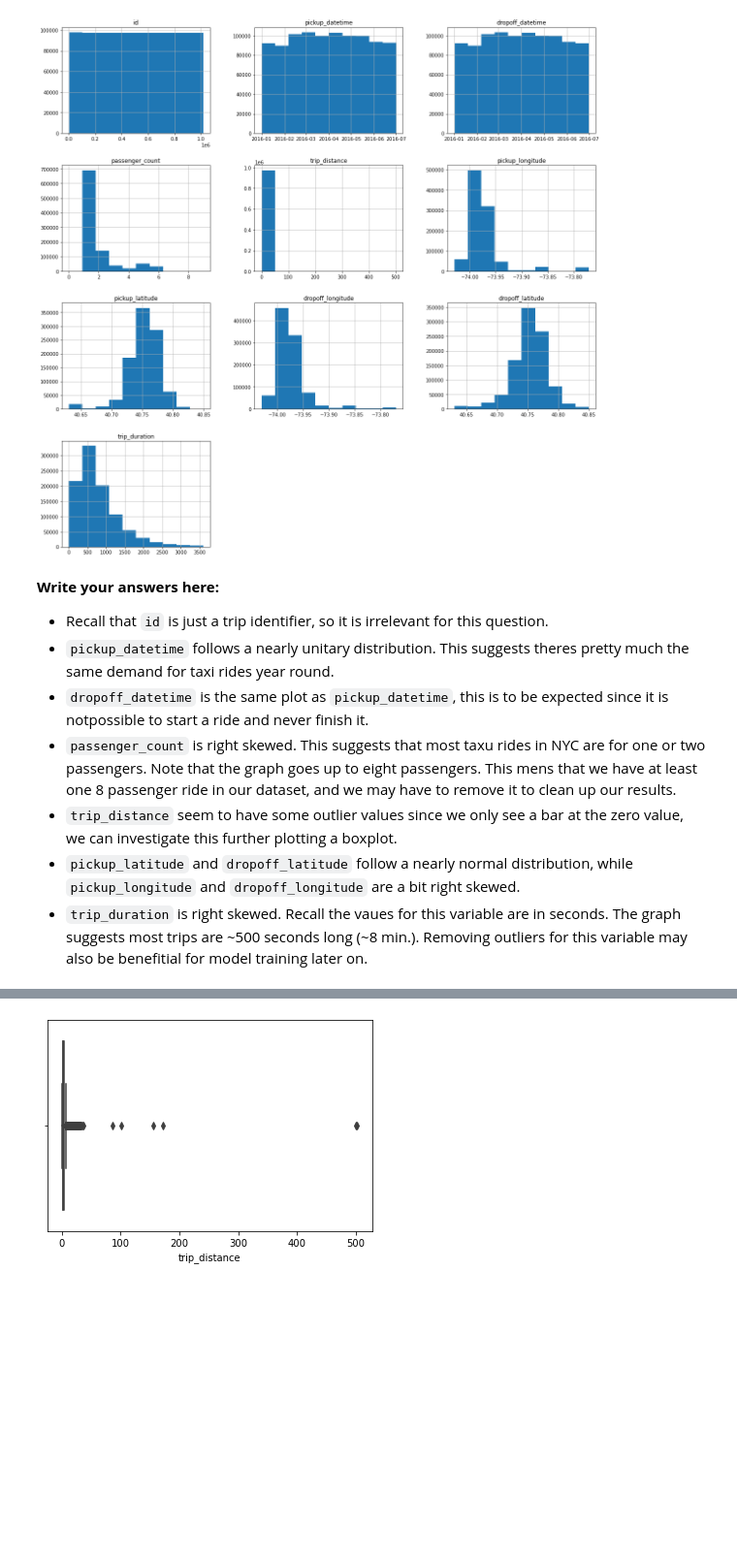
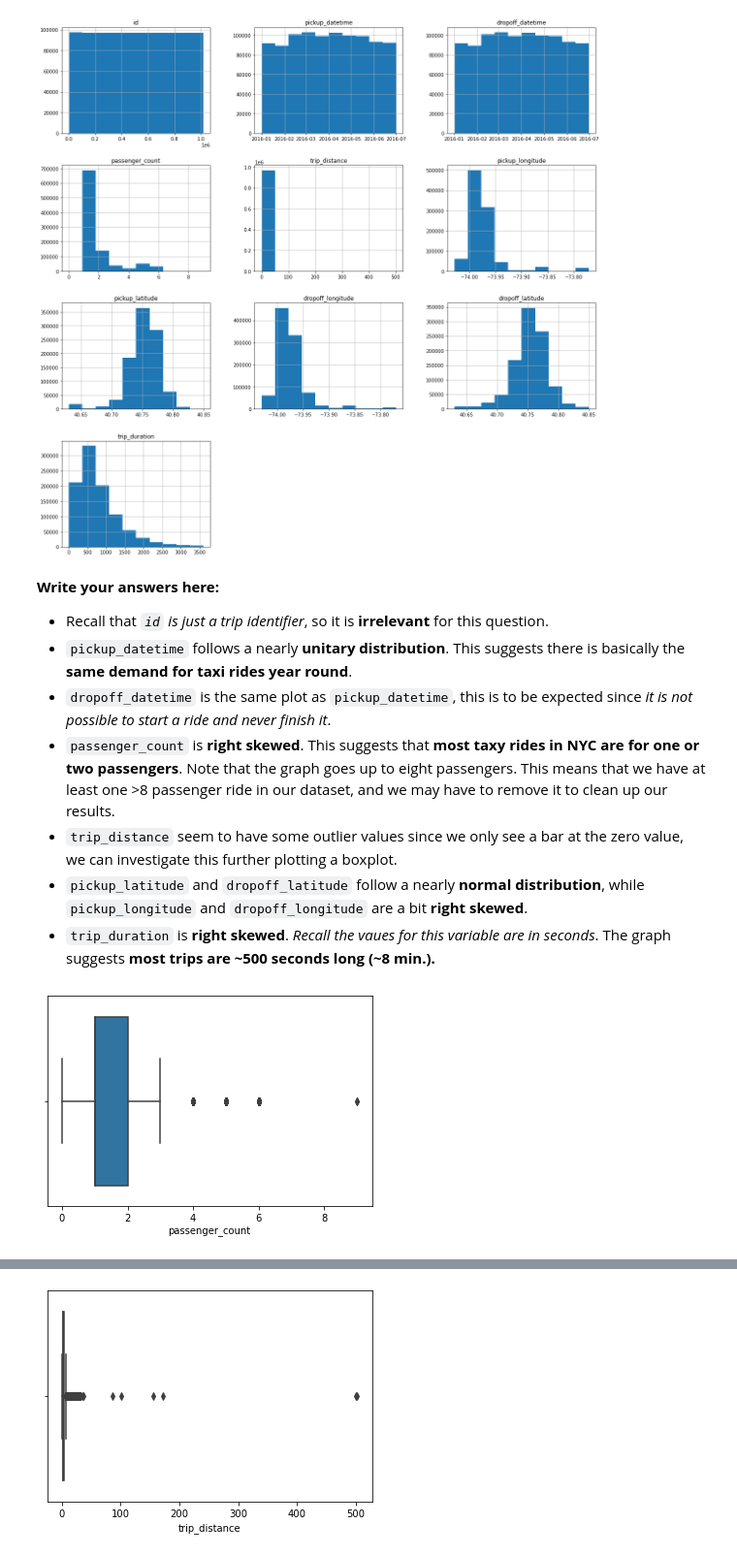
Before and after one commit to AlexHamn/NYC_taxi_ride_duration_prediction, a Jupyter notebook: NYC_Taxi_trip_duration.ipynb, the cells around one changed output, grey strips where cells are left out. Shown: that part at 97% size. Saved outputs shown, nothing was run; the diff lists cells and outputs as text; code cells hidden in the pictures; blank space fills up the shorter version.

```diff
--- a/NYC_Taxi_trip_duration.ipynb
+++ b/NYC_Taxi_trip_duration.ipynb
@@ -288,2 +312,0 @@ trips[trips['trip_distance']==0]
-# %%
-trips['trip_distance']=trips['trip_distance'].replace(0,trips['trip_distance'].median())
@@ -350,10 +385,15 @@ plt.show()
 [figure]
 # %% [markdown]
 **Write your answers here:**
-- Recall that ``id`` is just a trip identifier, so it is irrelevant for this question.
-- ``pickup_datetime`` follows a nearly unitary distribution. This suggests theres pretty much the same demand for taxi rides year round.
-- `dropoff_datetime` is the same plot as `pickup_datetime`, this is to be expected since it is notpossible to start a ride and never finish it.
-- `passenger_count` is right skewed. This suggests that most taxu rides in NYC are for one or two passengers. Note that the graph goes up to eight passengers. This mens that we have at least one 8 passenger ride in our dataset, and we may have to remove it to clean up our results.
+- Recall that *``id`` is just a trip identifier*, so it is **irrelevant** for this question.
+- ``pickup_datetime`` follows a nearly **unitary distribution**. This suggests there is basically the **same demand for taxi rides year round**.
+- `dropoff_datetime` is the same plot as `pickup_datetime`, this is to be expected since *it is not possible to start a ride and never finish it*.
+- `passenger_count` is **right skewed**. This suggests that **most taxy rides in NYC are for one or two passengers**. Note that the graph goes up to eight passengers. This means that we have at least one >8 passenger ride in our dataset, and we may have to remove it to clean up our results.
 - ``trip_distance`` seem to have some outlier values since we only see a bar at the zero value, we can investigate this further plotting a boxplot.
-- ``pickup_latitude`` and  ``dropoff_latitude`` follow a nearly normal distribution, while  ``pickup_longitude`` and ``dropoff_longitude``  are a bit right skewed.
-- ``trip_duration`` is right skewed. Recall the vaues for this variable are in seconds. The graph suggests most trips are ~500 seconds long (~8 min.). Removing outliers for this variable may also be benefitial for model training later on.
+- ``pickup_latitude`` and  ``dropoff_latitude`` follow a nearly **normal distribution**, while  ``pickup_longitude`` and ``dropoff_longitude``  are a bit **right skewed**.
+- ``trip_duration`` is **right skewed**. *Recall the vaues for this variable are in seconds*. The graph suggests **most trips are ~500 seconds long (~8 min.).**
+# %%
+sns.boxplot(trips['passenger_count'])
+plt.show()
+# %% [output]
+[figure, added]
```
Also changed, not shown: parts of 88 cells of this notebook.
